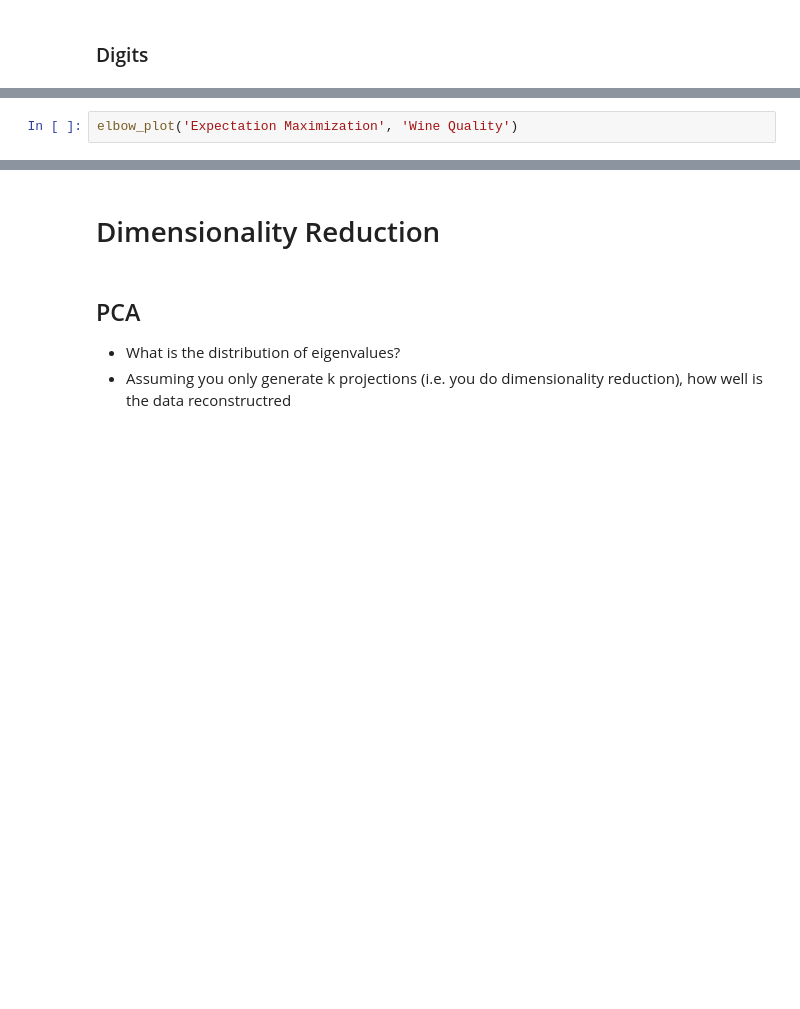
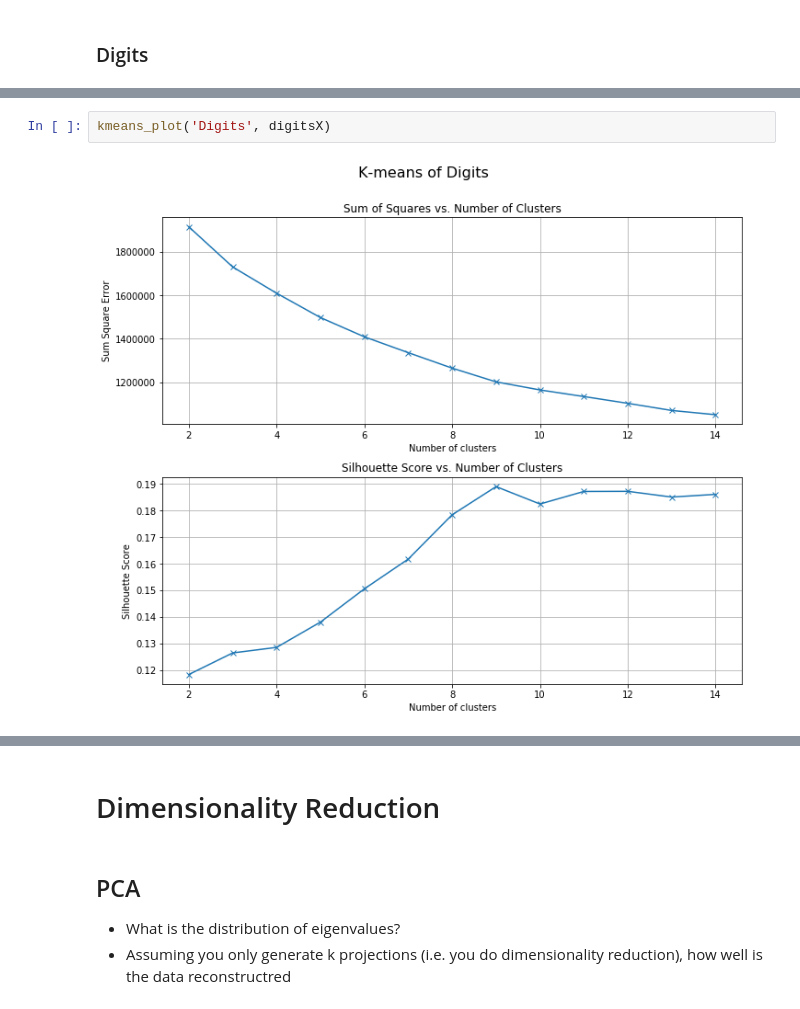
Before and after one commit to reedipher/CS-7641-unsupervised_learning, a Jupyter notebook: code/Assignment 3.ipynb, the cells around one changed output, grey strips where cells are left out. Drawn from its saved outputs; the diff is of its cells as text; blank space fills up the shorter version.

```diff
--- a/code/Assignment 3.ipynb
+++ b/code/Assignment 3.ipynb
@@ -177,2 +247,4 @@ elbow_plot('K-means', 'Digits')
-# %%
-elbow_plot('Expectation Maximization', 'Wine Quality')
+# %%
+kmeans_plot('Digits', digitsX)
+# %% [output]
+[figure, added]
```
Also changed, not shown: parts of 13 cells of this notebook.
